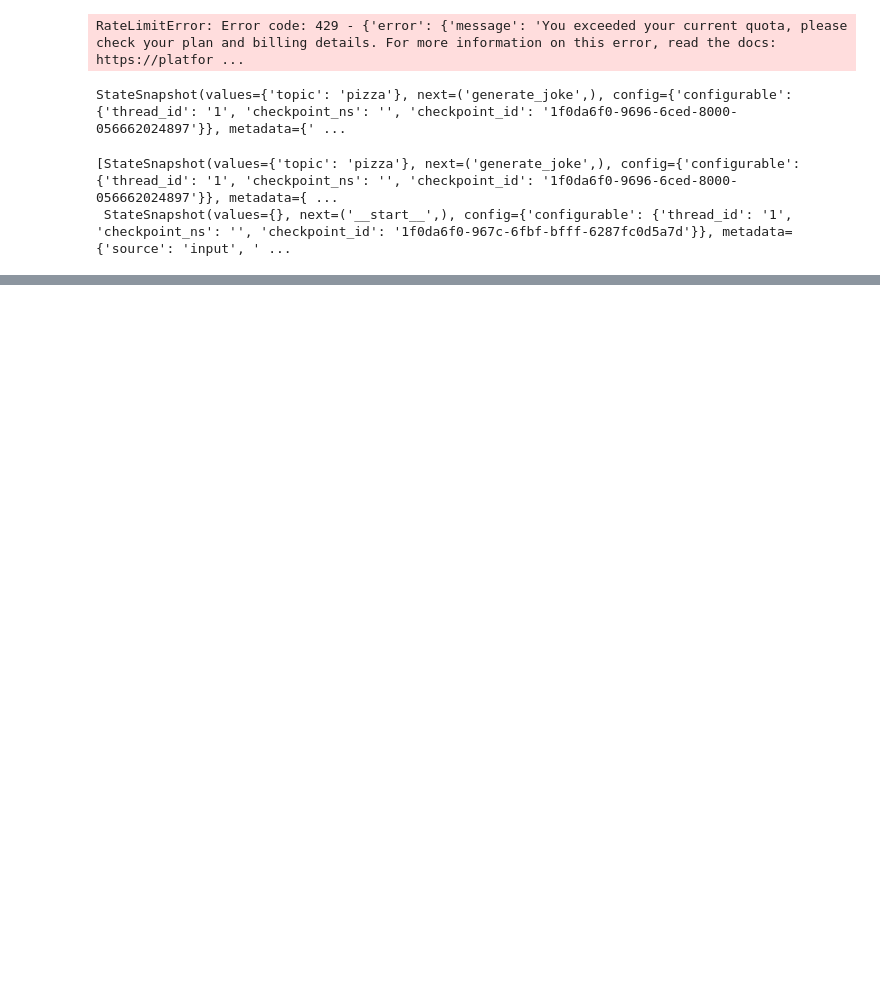
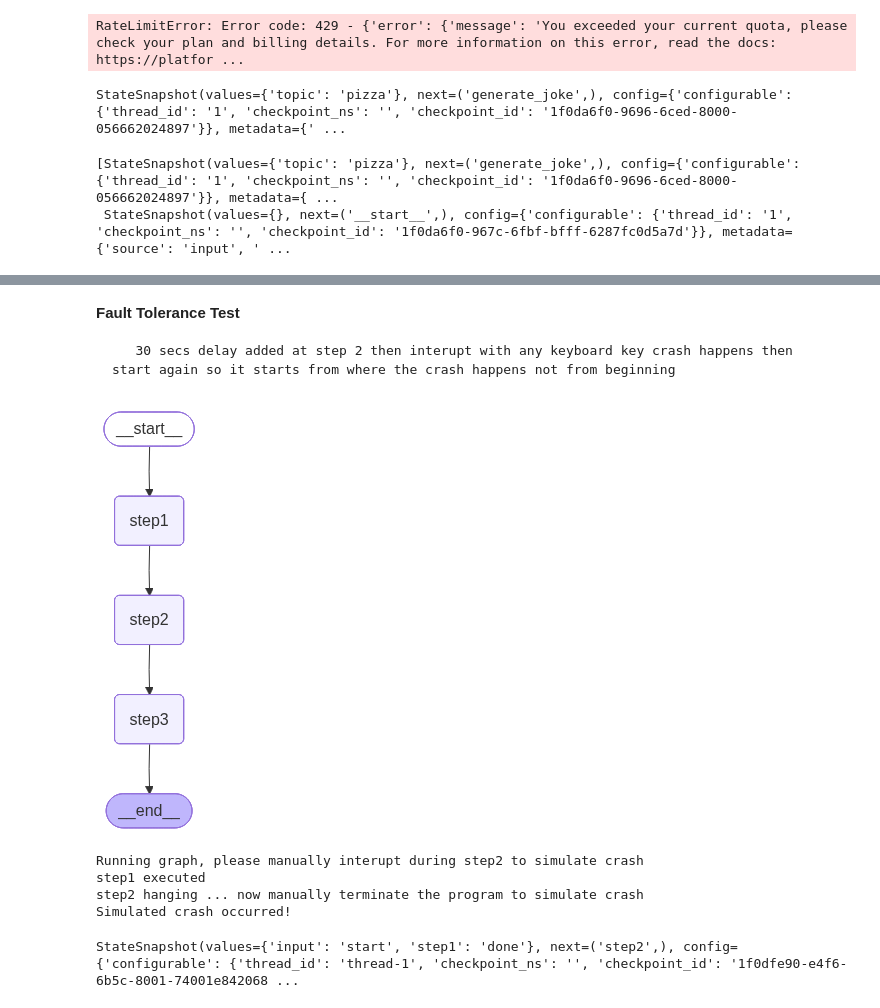
Before and after one commit to WARDAH-MANZOOR/langgraph, a Jupyter notebook: 10_persistence.ipynb, the cells around one changed output, grey strips where cells are left out. Cells and saved outputs as stored; diff of their text form; code cells hidden in the pictures; blank space fills up the shorter version.

Commit message:
added persistence benefit(fault tolerance)

```diff
--- a/10_persistence.ipynb
+++ b/10_persistence.ipynb
@@ -58,0 +79,57 @@ list(workflow.get_state_history(config1))
+# %% [markdown]
+**Fault Tolerance Test**
+
+       30 secs delay added at step 2 then interupt with any keyboard key crash happens then start again so it starts from where the crash happens not from beginning
+# %%
+# Define state for crash recovery example
+class crashState(TypedDict):
+    input: str
+    step1: str
+    step2: str
+    step3: str
+# %%
+# Define steps
+def step1(state: crashState) -> crashState:
+    print("step1 executed")
+    return {"step1":"done","input": state["input"]}
+def step2(state: crashState) -> crashState:
+    print("step2 hanging ... now manually terminate the program to simulate crash")
+    time.sleep(30)
+    return {"step2": "done"}
+def step3(state: crashState) -> crashState:
+    print("step3 executed")
+    return {"step3":"done"}
+# %%
+# build the graph
+builder = StateGraph(crashState)
+builder.add_node("step1", step1)
+builder.add_node("step2", step2)
+builder.add_node("step3", step3)
+
+# add edges
+builder.add_edge(START, "step1")
+builder.add_edge("step1", "step2")
+builder.add_edge("step2", "step3")
+builder.add_edge("step3", END)
+
+checkpointer = InMemorySaver()
+graph = builder.compile(checkpointer=checkpointer)
+# %%
+graph
+# %% [output]
+[figure, added]
+# %%
+try:
+    print("Running graph, please manually interupt during step2 to simulate crash")
+    graph.invoke({"input": "start"}, config={"configurable": {"thread_id": "thread-1"}})
+except KeyboardInterrupt:
+    print("Simulated crash occurred!")
+# %% [output]
+Running graph, please manually interupt during step2 to simulate crash
+step1 executed
+step2 hanging ... now manually terminate the program to simulate crash
+Simulated crash occurred!
+# %%
+graph.get_state({"configurable": {"thread_id": "thread-1"}})
+# %% [output]
+StateSnapshot(values={'input': 'start', 'step1': 'done'}, next=('step2',), config={'configurable': {'thread_id': 'thread-1', 'checkpoint_ns': '', 'checkpoint_id': '1f0dfe90-e4f6-6b5c-8001-74001e842068 ...
```
Also changed, not shown: parts of 7 cells of this notebook.
